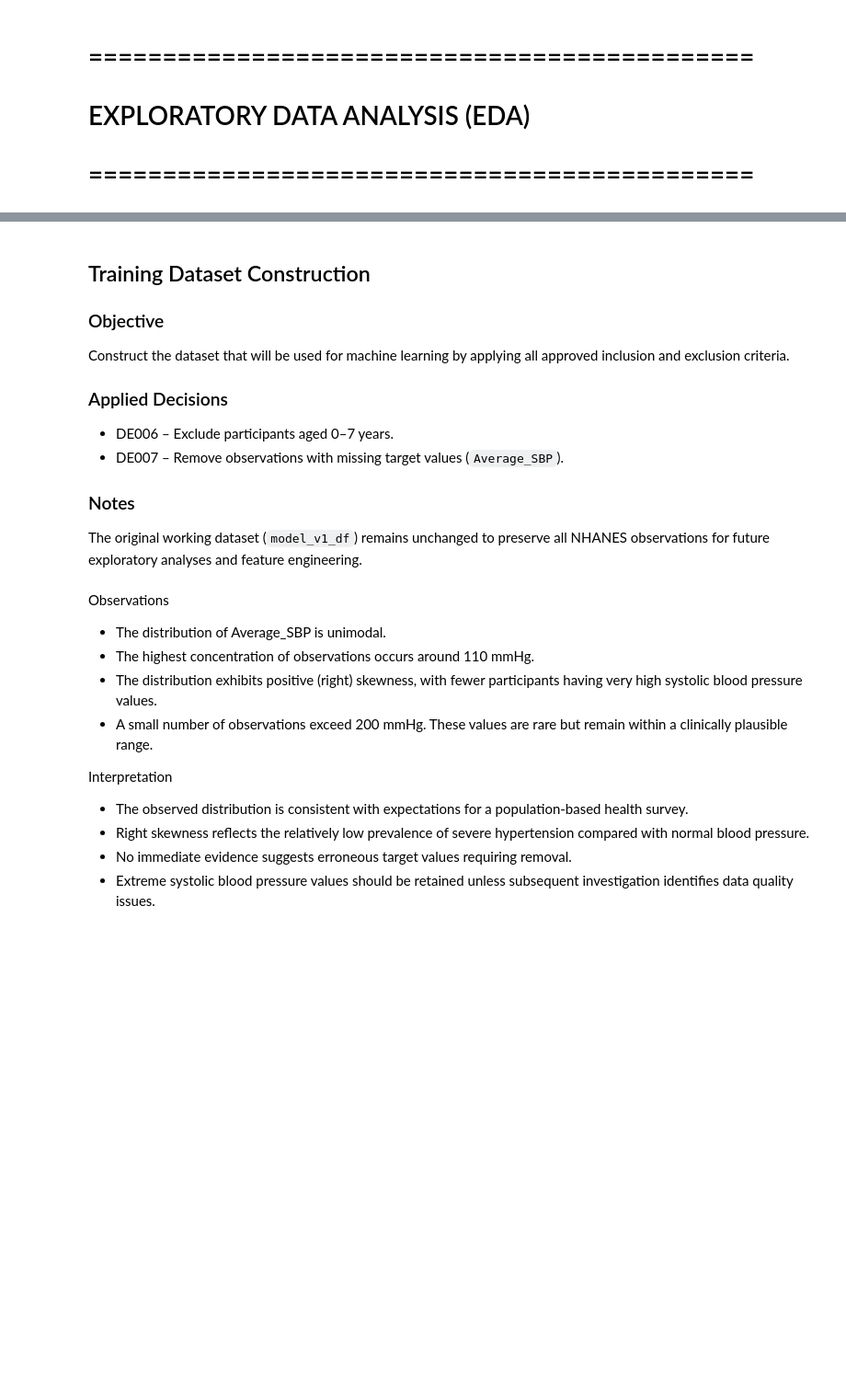
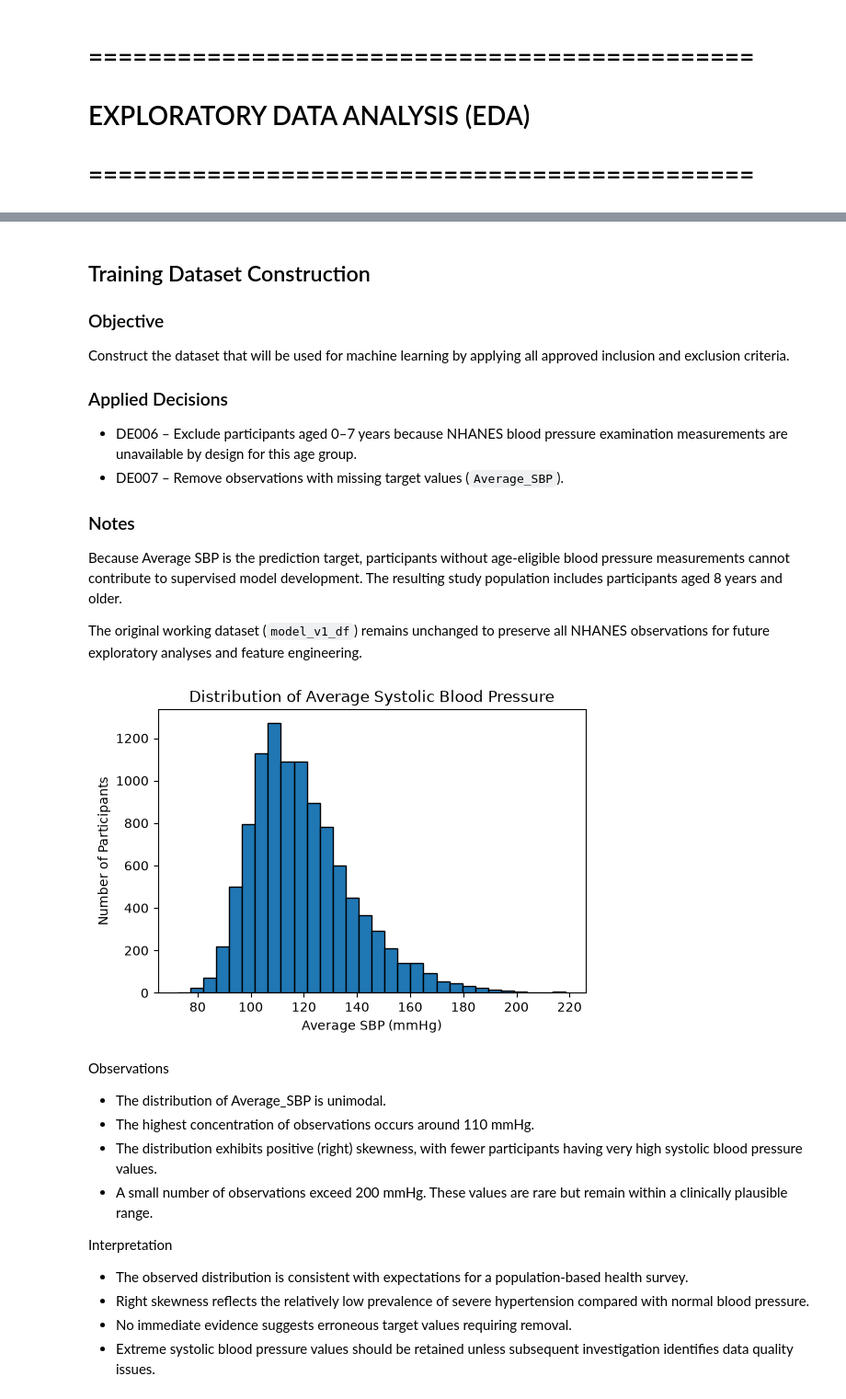
Before and after one commit to kmnguyen37/Intelligent-Blood-Presure-Risk-Assessment, a Jupyter notebook: notebook/01-project-notebook.ipynb, the cells around one changed output, grey strips where cells are left out. Shown at 92% size. Drawn from its saved outputs; the diff is of its cells as text; code cells hidden in the pictures; blank space fills up the shorter version.

```diff
--- a/notebook/01-project-notebook.ipynb
+++ b/notebook/01-project-notebook.ipynb
@@ -358,28 +545,32 @@ Construct the dataset that will be used for machine learning by applying all app
 
 ### Applied Decisions
 
-- DE006 – Exclude participants aged 0–7 years.
+- DE006 – Exclude participants aged 0–7 years because NHANES blood pressure examination measurements are unavailable by design for this age group.
 - DE007 – Remove observations with missing target values (`Average_SBP`).
 
 ### Notes
 
+Because Average SBP is the prediction target, participants without age-eligible blood pressure measurements cannot contribute to supervised model development. The resulting study population includes participants aged 8 years and older.
+
 The original working dataset (`model_v1_df`) remains unchanged to preserve all NHANES observations for future exploratory analyses and feature engineering.
 # %%
 # Creating a histogram to visualize the distribution of Average Systolic Blood Pressure (SBP)
 
-plt.figure(figsize=(10, 6))
+plt.figure(figsize=(6, 4))
 
 plt.hist(
     model_training_df["Average_SBP"],
     bins=30,
     edgecolor="black"
 )
 
 plt.title("Distribution of Average Systolic Blood Pressure")
 plt.xlabel("Average SBP (mmHg)")
 plt.ylabel("Number of Participants")
 
 plt.show()
+# %% [output]
+[figure, added]
 # %% [markdown]
 Observations
 
```
Also changed, not shown: parts of 142 cells of this notebook, 6 other files.
